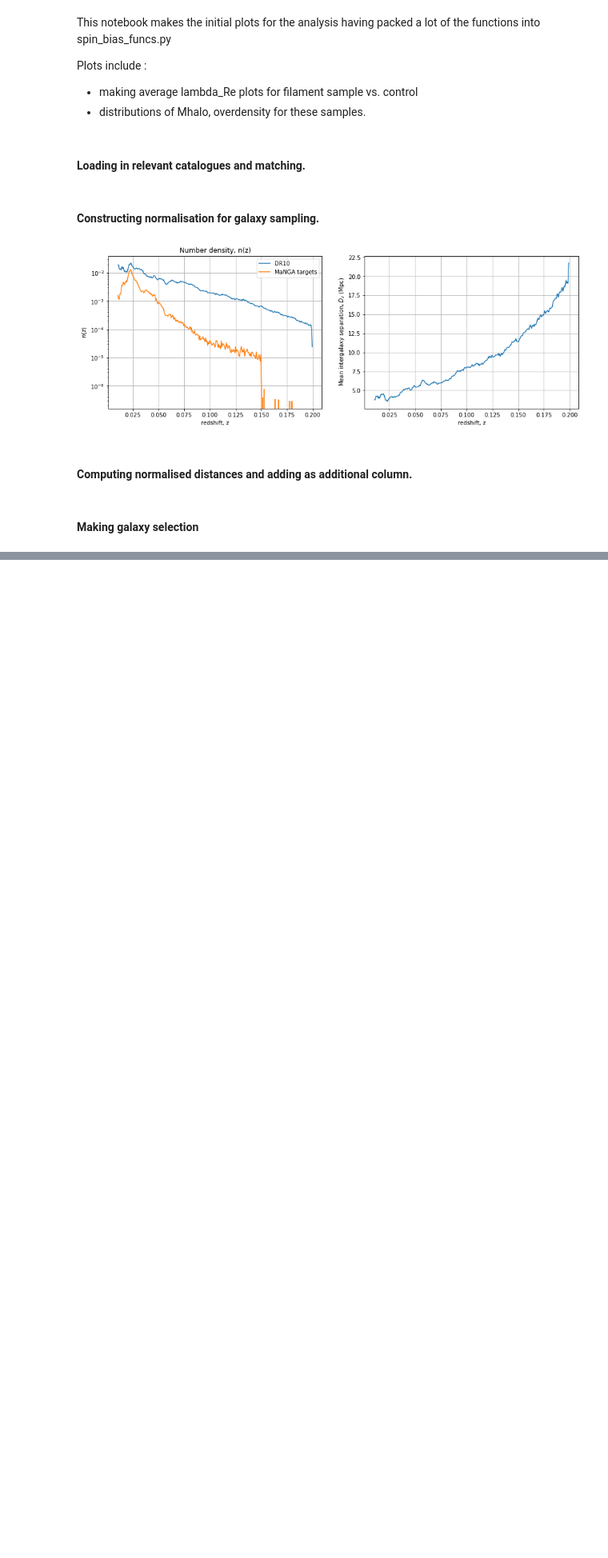
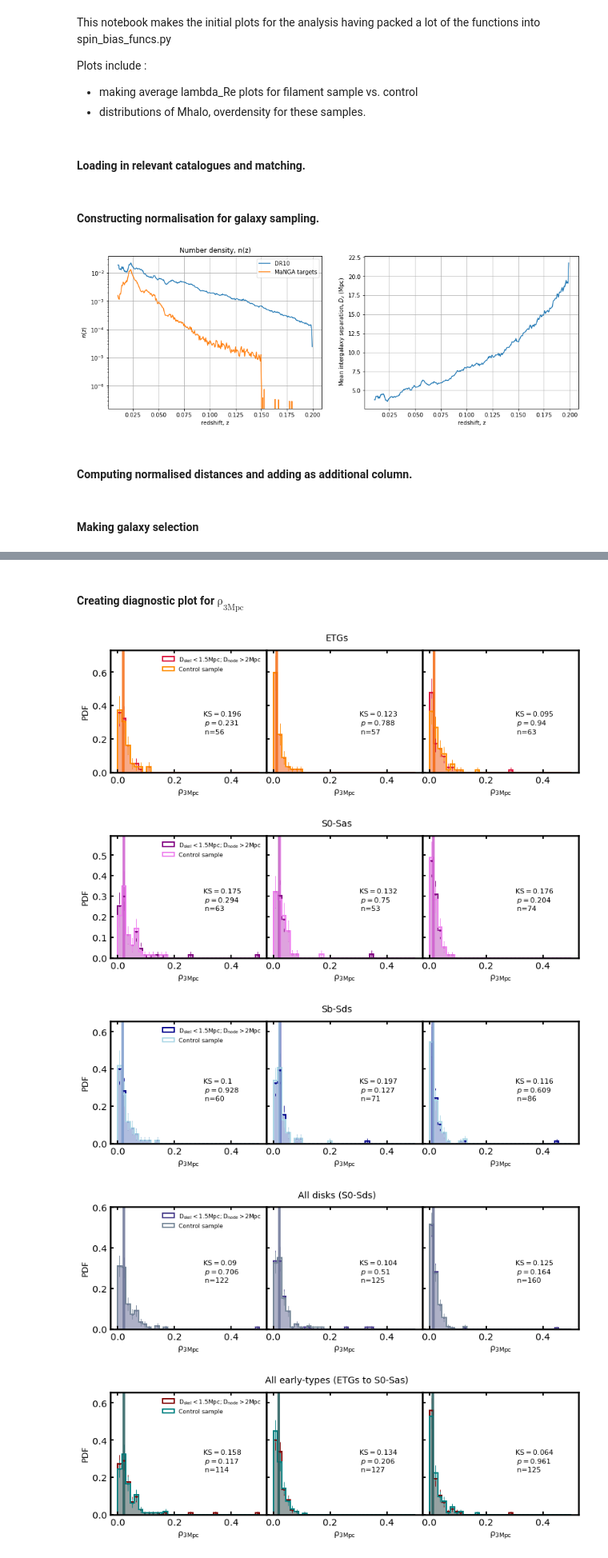
Before and after one commit to Chris-Duckworth/spin_bias, a Jupyter notebook: scripts/initial_plots.ipynb, the cells around one changed output, grey strips where cells are left out. Shown at 80% size. Drawn from its saved outputs; the diff is of its cells as text; code cells hidden in the pictures; blank space fills up the shorter version.

```diff
--- a/scripts/initial_plots.ipynb
+++ b/scripts/initial_plots.ipynb
@@ -112,0 +229,28 @@ cw_gz_pipe3d_mpl8_cens = cw_gz_pipe3d_mpl8[(cw_gz_pipe3d_mpl8.massive_flag.value
+# %% [markdown]
+#### Creating diagnostic plot for $\mathrm{\rho_{3Mpc}}$
+# %%
+ax = sbf.plot_dtfe_comparison(etgs, fil_color='crimson', con_color='darkorange', label='ETGs')
+ax[0].legend(frameon=False, loc='upper right', fontsize=9)
+plt.savefig(outpath+'etgs_rho3Mpc_control_comparison.pdf', format='pdf', bbox_inches='tight')
+
+ax = sbf.plot_dtfe_comparison(S0_Sas, fil_color='purple', con_color='violet', label='S0-Sas')
+ax[0].legend(frameon=False, loc='upper right', fontsize=9)
+plt.savefig(outpath+'S0_Sa_rho3Mpc_control_comparison.pdf', format='pdf', bbox_inches='tight')
+
+ax = sbf.plot_dtfe_comparison(Sb_Sds, fil_color='darkblue', con_color='lightblue', label='Sb-Sds')
+ax[0].legend(frameon=False, loc='upper right', fontsize=9)
+plt.savefig(outpath+'Sb_Sd_rho3Mpc_control_comparison.pdf', format='pdf', bbox_inches='tight')
+
+ax = sbf.plot_dtfe_comparison(all_spirals, fil_color='darkslateblue', con_color='lightslategrey', label='All disks (S0-Sds)')
+ax[0].legend(frameon=False, loc='upper right', fontsize=9)
+plt.savefig(outpath+'all_late_rho3Mpc_control_comparison.pdf', format='pdf', bbox_inches='tight')
+
+ax = sbf.plot_dtfe_comparison(all_early, fil_color='maroon', con_color='teal', label='All early-types (ETGs to S0-Sas)')
+ax[0].legend(frameon=False, loc='upper right', fontsize=9)
+plt.savefig(outpath+'all_early_rho3Mpc_control_comparison.pdf', format='pdf', bbox_inches='tight')
+# %% [output]
+[figure, added]
+[figure, added]
+[figure, added]
+[figure, added]
+[figure, added]
```
Also changed, not shown: parts of 9 cells of this notebook, 8 other files.
